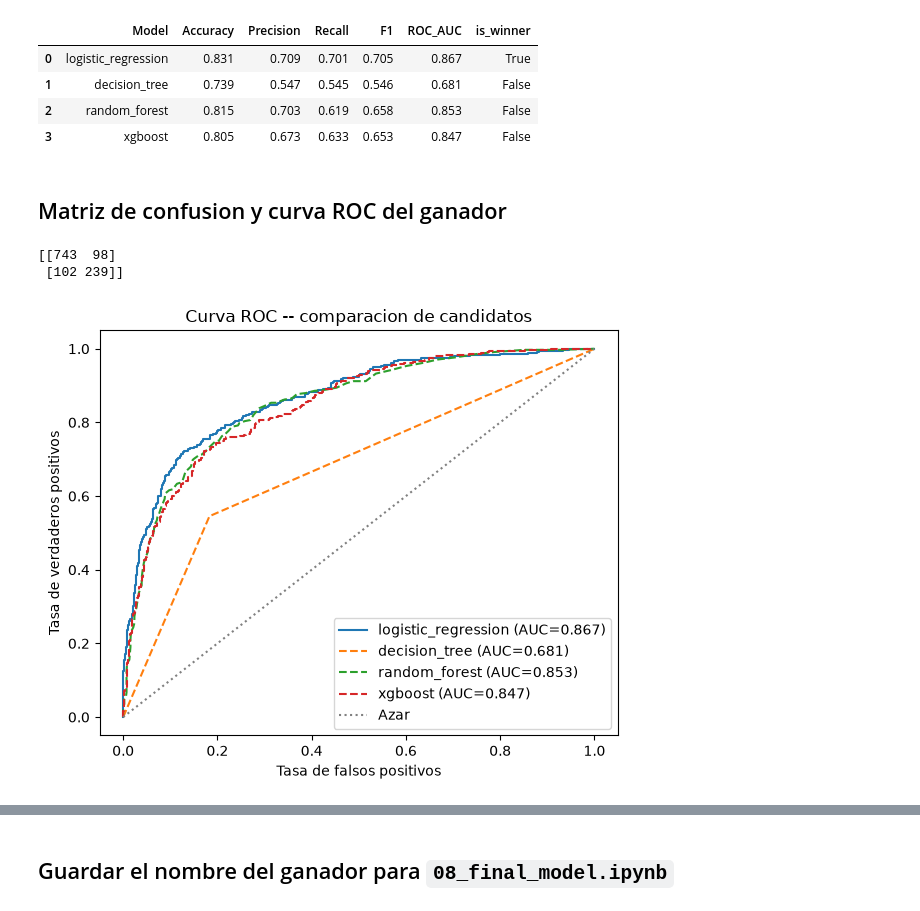
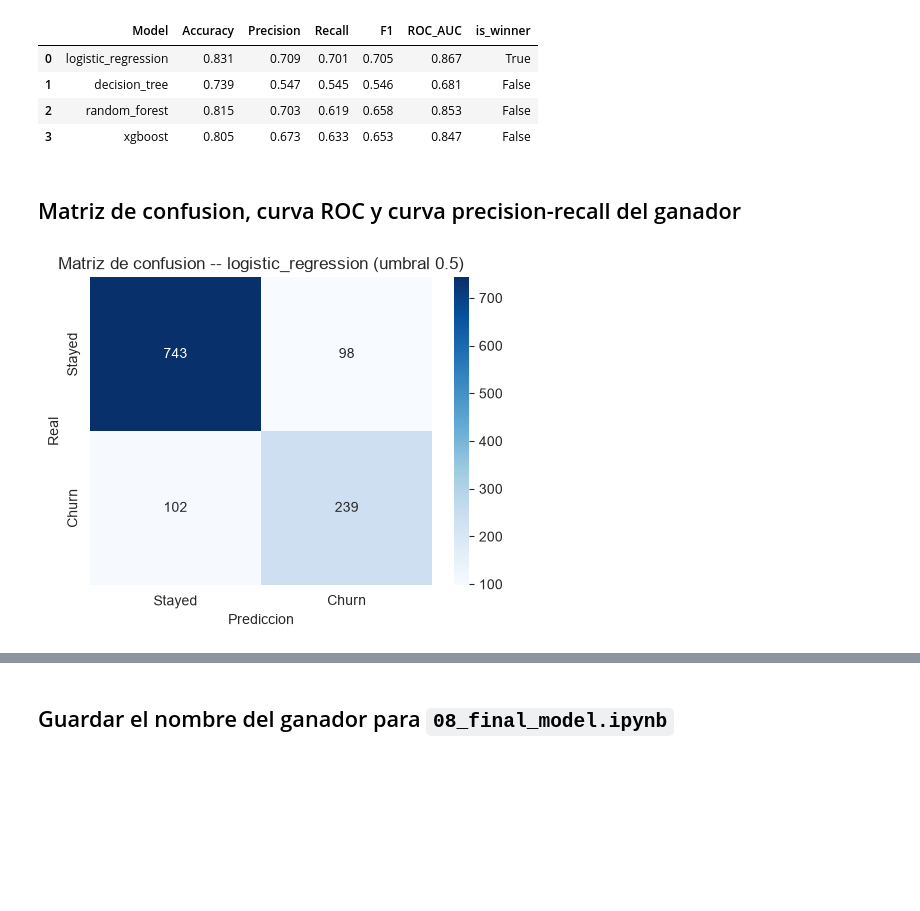
Before and after one commit to orodriguezh33/Customer-Churn-Analysis-Portfolio, a Jupyter notebook: notebooks/07_model_evaluation.ipynb, the cells around one changed output, grey strips where cells are left out. Cells and saved outputs as stored; diff of their text form; code cells hidden in the pictures; blank space fills up the shorter version.

```diff
--- a/notebooks/07_model_evaluation.ipynb
+++ b/notebooks/07_model_evaluation.ipynb
@@ -10,12 +10,17 @@ from sklearn.metrics import (
     accuracy_score,
     f1_score,
     precision_score,
+    precision_recall_curve,
+    average_precision_score,
     recall_score,
     roc_auc_score,
     roc_curve,
     confusion_matrix,
 )
 import matplotlib.pyplot as plt
+import seaborn as sns
+
+sns.set_style("whitegrid")
 
 PROCESSED_DIR = "../data/processed"
 MODELS_DIR = "../models"
@@ -87,26 +92,17 @@ Guardado: model_candidates.csv
 | 2 | random_forest | 0.815 | 0.703 | 0.619 | 0.658 | 0.853 | False |
 | 3 | xgboost | 0.805 | 0.673 | 0.633 | 0.653 | 0.847 | False |
 # %% [markdown]
-## Matriz de confusion y curva ROC del ganador
+## Matriz de confusion, curva ROC y curva precision-recall del ganador
 # %%
 y_pred_best = models[BEST_MODEL_NAME].predict(X_test)
-print(confusion_matrix(y_test, y_pred_best))
+cm = confusion_matrix(y_test, y_pred_best)
 
-plt.figure(figsize=(6, 5))
-for name, y_proba in probas.items():
-    fpr, tpr, _ = roc_curve(y_test, y_proba)
-    auc = roc_auc_score(y_test, y_proba)
-    style = "-" if name == BEST_MODEL_NAME else "--"
-    plt.plot(fpr, tpr, style, label=f"{name} (AUC={auc:.3f})")
-
-plt.plot([0, 1], [0, 1], linestyle=":", color="gray", label="Azar")
-plt.xlabel("Tasa de falsos positivos")
-plt.ylabel("Tasa de verdaderos positivos")
-plt.title("Curva ROC -- comparacion de candidatos")
-plt.legend()
+plt.figure(figsize=(5, 4))
+sns.heatmap(cm, annot=True, fmt="d", cmap="Blues", xticklabels=["Stayed", "Churn"], yticklabels=["Stayed", "Churn"])
+plt.title(f"Matriz de confusion -- {BEST_MODEL_NAME} (umbral 0.5)")
+plt.xlabel("Prediccion")
+plt.ylabel("Real")
 plt.tight_layout()
 plt.show()
 # %% [output]
-[[743  98]
- [102 239]]
-[figure, old version]
+[figure, new version]
```
Also changed, not shown: parts of 2 cells of this notebook, 21 other files.
